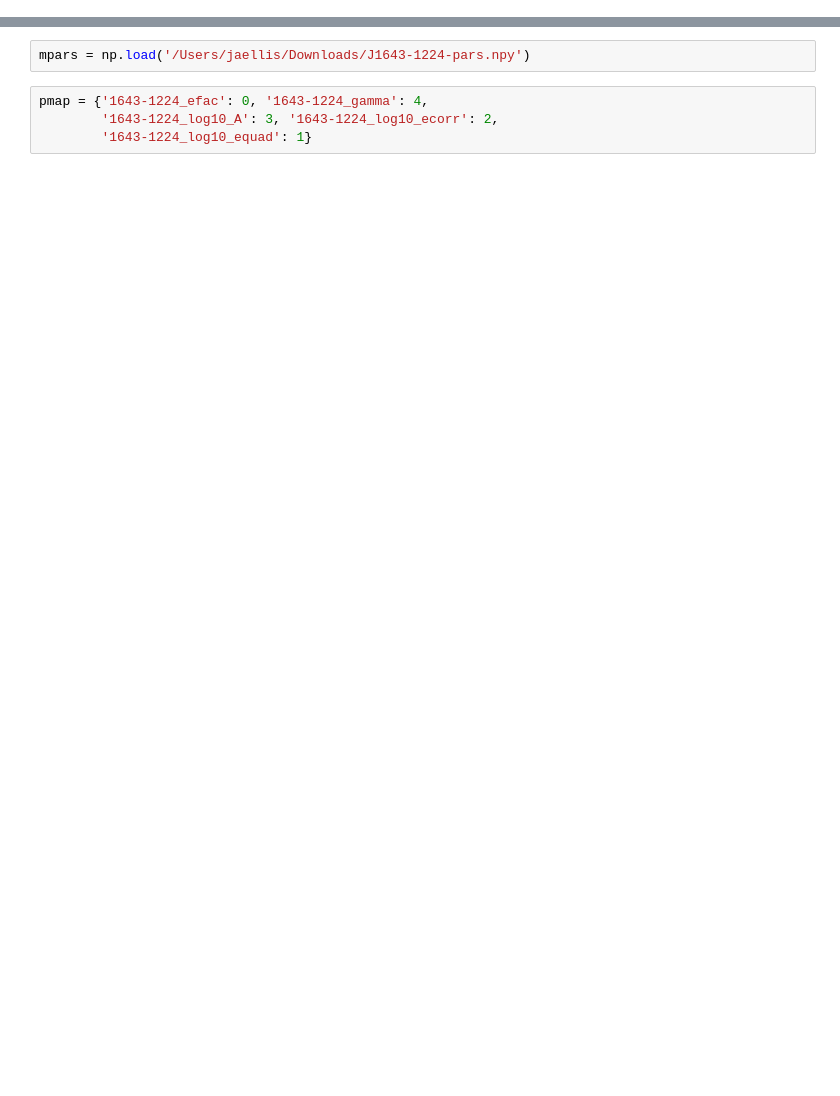
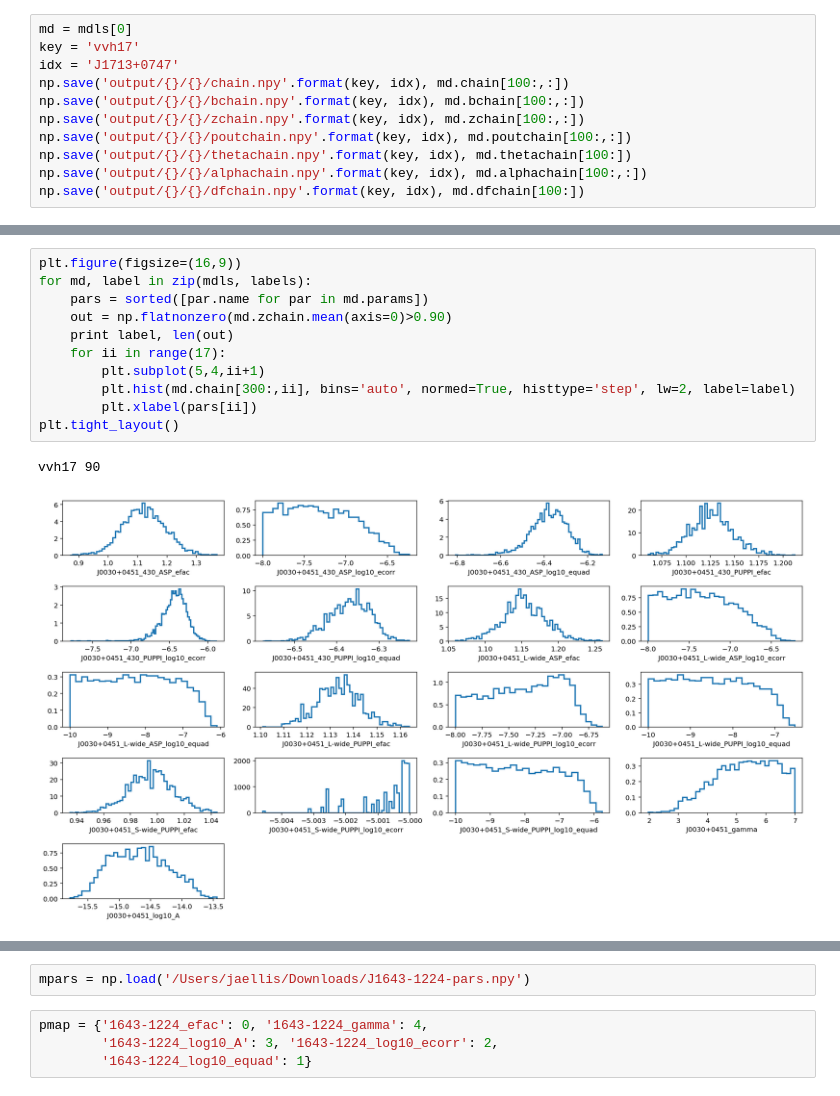
Before and after one commit to aniwl/gibbs_student_t, a Jupyter notebook: gibbs_likelihood.ipynb, the cells around one changed output, grey strips where cells are left out. Saved outputs shown, nothing was run; the diff lists cells and outputs as text; blank space fills up the shorter version.

```diff
--- a/gibbs_likelihood.ipynb
+++ b/gibbs_likelihood.ipynb
@@ -816,0 +129,11 @@ md.sample(params, niter=niter)
+# %%
+md = mdls[0]
+key = 'vvh17'
+idx = 'J1713+0747'
+np.save('output/{}/{}/chain.npy'.format(key, idx), md.chain[100:,:])
+np.save('output/{}/{}/bchain.npy'.format(key, idx), md.bchain[100:,:])
+np.save('output/{}/{}/zchain.npy'.format(key, idx), md.zchain[100:,:])
+np.save('output/{}/{}/poutchain.npy'.format(key, idx), md.poutchain[100:,:])
+np.save('output/{}/{}/thetachain.npy'.format(key, idx), md.thetachain[100:])
+np.save('output/{}/{}/alphachain.npy'.format(key, idx), md.alphachain[100:,:])
+np.save('output/{}/{}/dfchain.npy'.format(key, idx), md.dfchain[100:])
@@ -816,0 +154,14 @@ md.sample(params, niter=niter)
+# %%
+plt.figure(figsize=(16,9))
+for md, label in zip(mdls, labels):
+    pars = sorted([par.name for par in md.params])
+    out = np.flatnonzero(md.zchain.mean(axis=0)>0.90)
+    print label, len(out)
+    for ii in range(17):
+        plt.subplot(5,4,ii+1)
+        plt.hist(md.chain[300:,ii], bins='auto', normed=True, histtype='step', lw=2, label=label)
+        plt.xlabel(pars[ii])
+plt.tight_layout()
+# %% [output]
+vvh17 90
+[figure, added]
```
Also changed, not shown: parts of 29 cells of this notebook, 3 other files.
